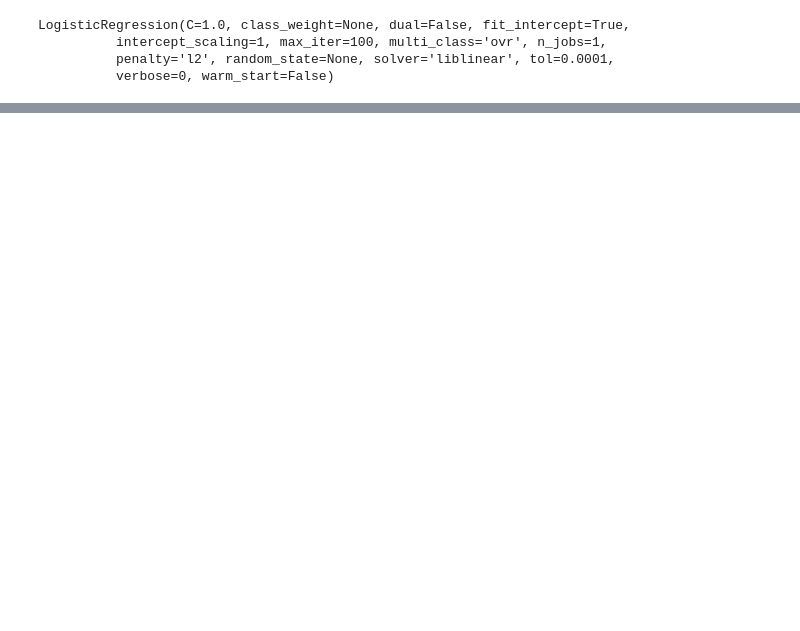
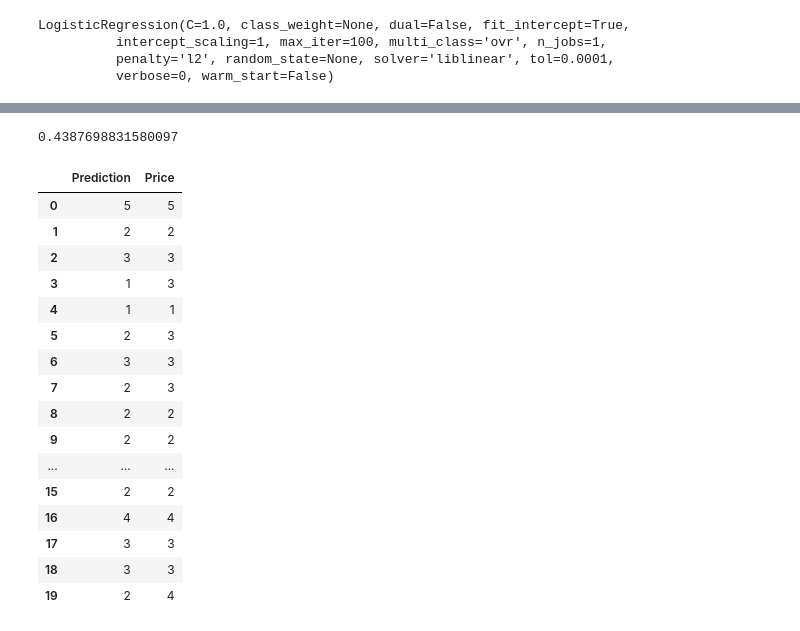
Before and after one commit to LoriHarris/Airbnb_ML, a Jupyter notebook: Cleaning.ipynb, the cells around one changed output, grey strips where cells are left out. Cells and saved outputs as stored; diff of their text form; code cells hidden in the pictures; blank space fills up the shorter version.

```diff
--- a/Cleaning.ipynb
+++ b/Cleaning.ipynb
@@ -567,0 +539,31 @@ Testing Data Score: 0.4044028950542823
+# %%
+clf = RandomForestClassifier(n_estimators=13)
+scoring = 'accuracy'
+score = cross_val_score(clf, x_train, y_train, cv=k_fold, n_jobs=1, scoring=scoring)
+
+print(score.mean())
+# %% [output]
+0.4387698831580097
+# %%
+clf.fit(x_train,y_train)
+prediction=clf.predict(test_data)
+submission = pd.DataFrame({"Prediction":prediction, "Price":price})
+submission.head(20)
+# %% [output]
+|  | Prediction | Price |
+| 0 | 5 | 5 |
+| 1 | 2 | 2 |
+| 2 | 3 | 3 |
+| 3 | 1 | 3 |
+| 4 | 1 | 1 |
+| 5 | 2 | 3 |
+| 6 | 3 | 3 |
+| 7 | 2 | 3 |
+| 8 | 2 | 2 |
+| 9 | 2 | 2 |
+| ... | ... | ... |
+| 15 | 2 | 2 |
+| 16 | 4 | 4 |
+| 17 | 3 | 3 |
+| 18 | 3 | 3 |
+| 19 | 2 | 4 |
```
Also changed, not shown: parts of 22 cells of this notebook, 1 other file.
